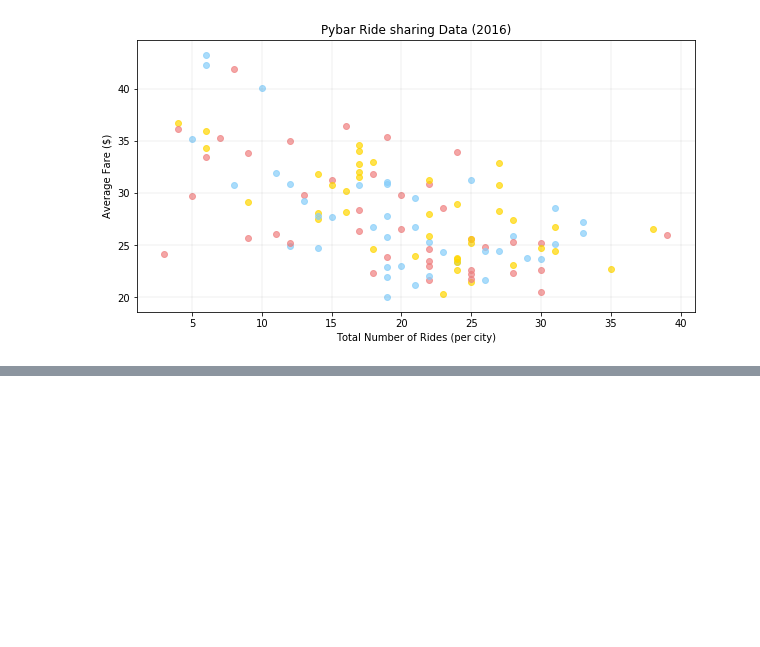
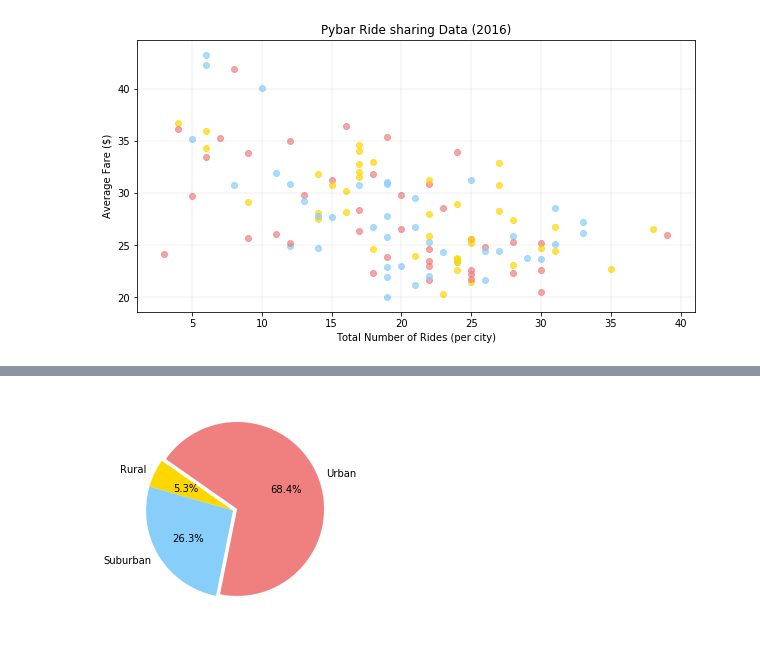
Before and after one commit to Vangroovy/Matplotlib, a Jupyter notebook: Pyber.ipynb, the cells around one changed output, grey strips where cells are left out. Drawn from its saved outputs; the diff is of its cells as text; code cells hidden in the pictures; blank space fills up the shorter version.

Commit message:
added first pie chart

```diff
--- a/Pyber.ipynb
+++ b/Pyber.ipynb
@@ -73,3 +73,10 @@ See the documentation here:
 http://pandas.pydata.org/pandas-docs/stable/indexing.html#ix-indexer-is-deprecated
   from ipykernel import kernelapp as app
 [figure]
+# %%
+#Total Rides by City Type
+#Calculate total ride by city type
+sum_rides_type = ride_share_data.groupby(["type"]).sum()
+
+#Place the city types into a list
+sum_rides_type.head()
@@ -75,0 +89,14 @@ http://pandas.pydata.org/pandas-docs/stable/indexing.html#ix-indexer-is-deprecat
+# %%
+# Tells matplotlib to seperate the "Urban" section from the others
+explode = (0, 0, 0.05)
+
+#assign the color to each data point and assign the label
+colors = ['gold', 'lightskyblue', 'lightcoral']
+labels = ['Rural', 'Suburban', 'Urban']
+
+#Build Pie Chart
+plt.pie(sum_rides_type['total rides by city'],explode=explode, labels=labels,
+           colors=colors, autopct="%1.1f%%",startangle=145)
+plt.show()
+# %% [output]
+[figure, added]
```
Also changed, not shown: parts of 2 cells of this notebook.
